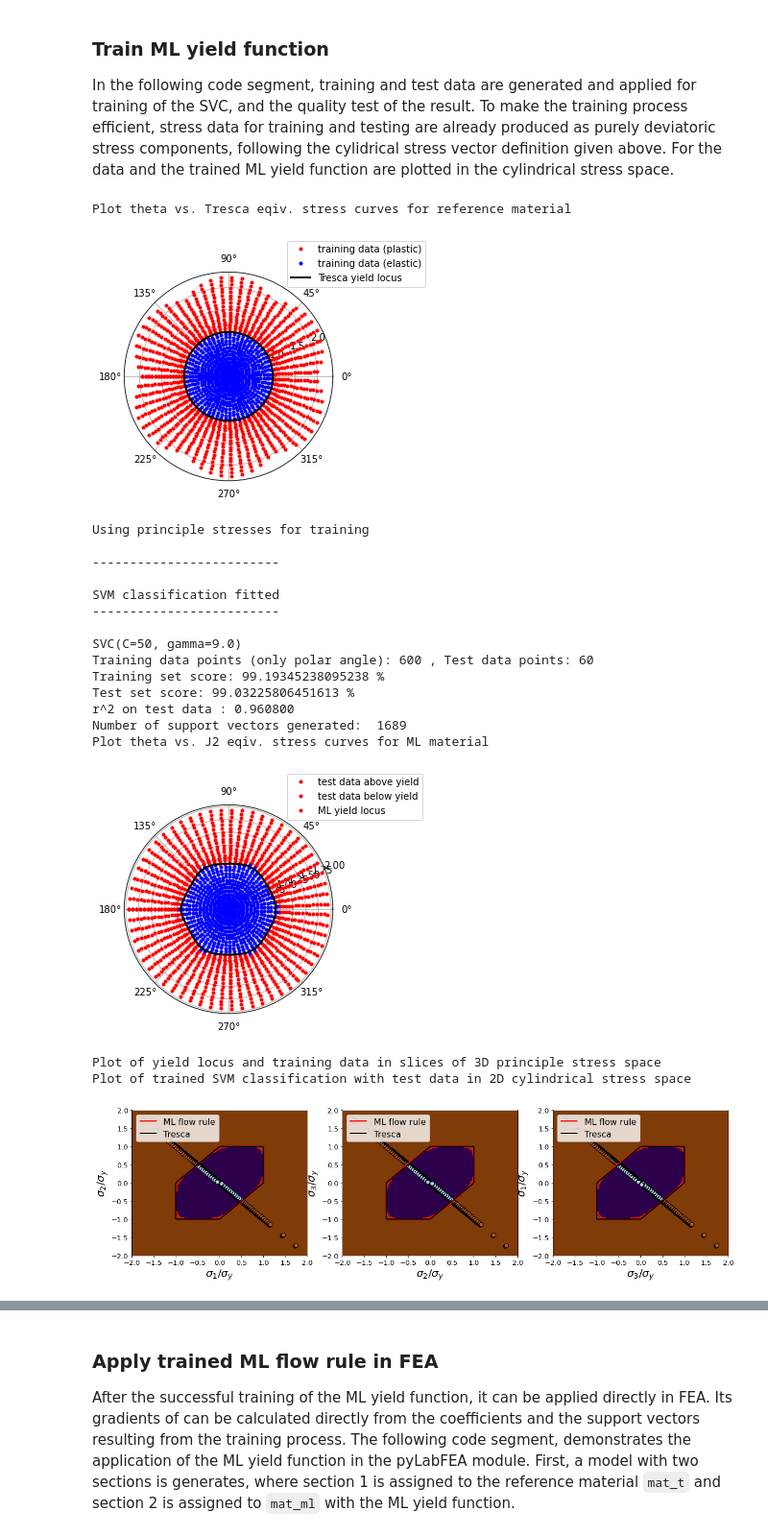
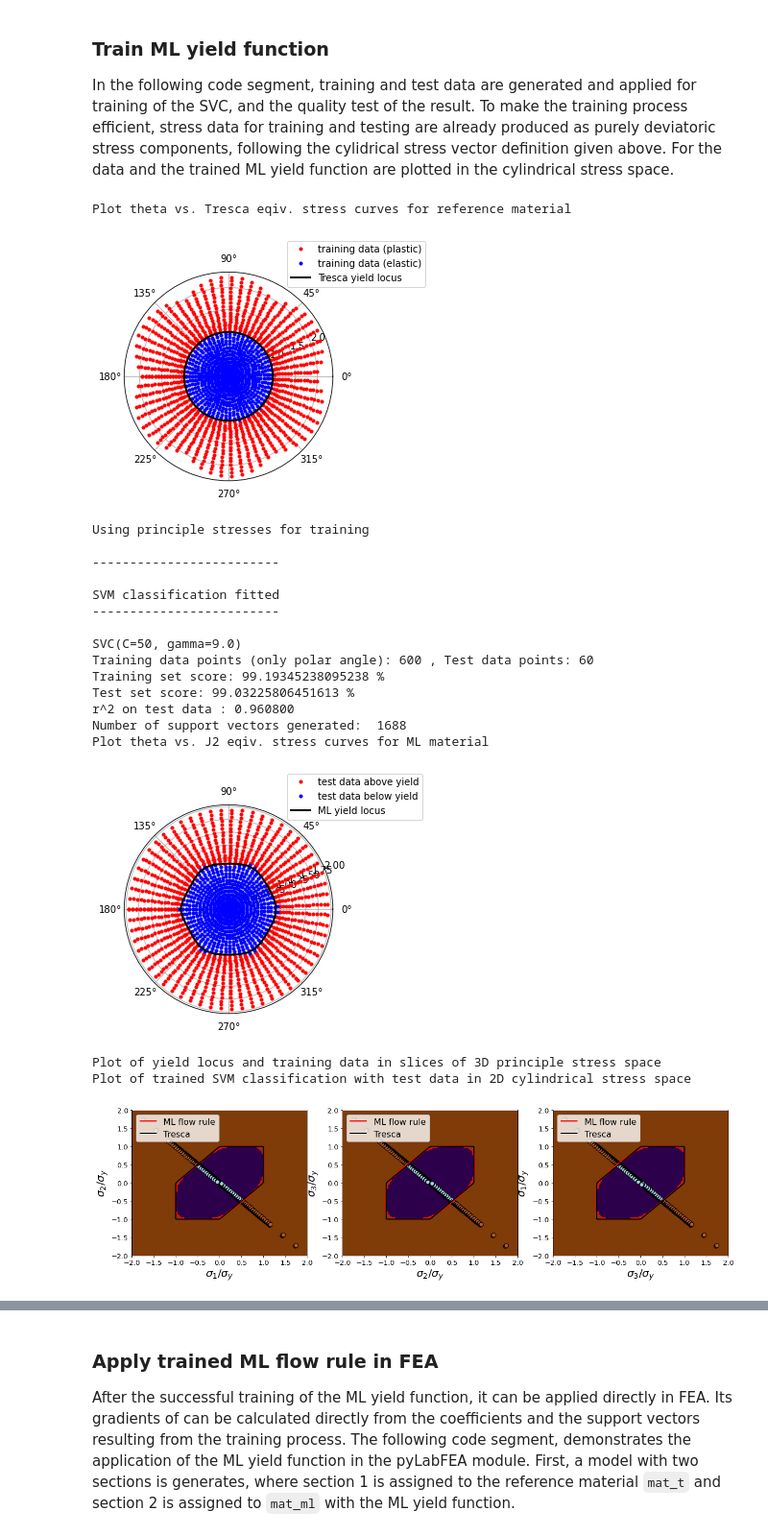
Before and after one commit to AHartmaier/pyLabFEA, a Jupyter notebook: notebooks/pyLabFEA_ML-FlowRule-Tresca.ipynb, the cells around one changed output, grey strips where cells are left out. Shown at 96% size. Drawn from its saved outputs; the diff is of its cells as text; code cells hidden in the pictures.

```diff
--- a/notebooks/pyLabFEA_ML-FlowRule-Tresca.ipynb
+++ b/notebooks/pyLabFEA_ML-FlowRule-Tresca.ipynb
@@ -132,16 +132,16 @@ print('Plot theta vs. Tresca eqiv. stress curves for reference material')
 ind_e = np.nonzero(y_test<0.)[0]
 ind_pl = np.nonzero(y_test>=0.)[0]
 sc = FE.s_cyl(x_test, mat_t)  # convert princ. stresses into cylidrical coordinates
-plt.polar(sc[ind_pl,1],sc[ind_pl,0]/mat_t.sy,'.r')
-plt.polar(sc[ind_e,1],sc[ind_e,0] /mat_t.sy,'.b')
+l1 = plt.polar(sc[ind_pl,1],sc[ind_pl,0]/mat_t.sy,'.r')
+l2 = plt.polar(sc[ind_e,1],sc[ind_e,0] /mat_t.sy,'.b')
 'find norm of princ. stess vector lying on yield surface'
 theta = np.linspace(-np.pi,np.pi,36)
 snorm = FE.sp_cart(np.array([mat_t.sy*np.ones(36)*np.sqrt(3/2), theta]).T)
 x1 = fsolve(mat_t.find_yloc, np.ones(36), args=snorm, xtol=1.e-5)
 sig = snorm*np.array([x1,x1,x1]).T
 s_yld = mat_t.calc_seq(sig)
-plt.polar(theta, s_yld/mat_t.sy, '-k', linewidth=2)
-plt.legend(['training data (plastic)','training data (elastic)','Tresca yield locus'], loc=(0.78,0.93))
+l3 = plt.polar(theta, s_yld/mat_t.sy, '-k', linewidth=2)
+plt.legend([l1[0], l2[0], l3[0]], ['training data (plastic)','training data (elastic)','Tresca yield locus'], loc=(0.78,0.93))
 #plt.savefig('polar-Hill.pdf', format='pdf', dpi=300)
 plt.show()
 
@@ -165,16 +165,16 @@ print('Plot theta vs. J2 eqiv. stress curves for ML material')
 ind1 = np.nonzero(y_test<0.)
 ind2 = np.nonzero(y_test>=0.)
 sc = FE.s_cyl(x_test) # convert princ. stresses into cylindrical coordinates
-plt.polar(sc[ind2,1],sc[ind2,0]/mat_ml.sy,'.r')
-plt.polar(sc[ind1,1],sc[ind1,0]/mat_ml.sy,'.b')
+l1 = plt.polar(sc[ind2,1],sc[ind2,0]/mat_ml.sy,'.r')
+l2 = plt.polar(sc[ind1,1],sc[ind1,0]/mat_ml.sy,'.b')
 'find norm of princ. stess vector lying on yield surface'
 theta = np.linspace(-np.pi,np.pi,36)
 snorm = FE.sp_cart(np.array([mat_ml.sy*np.ones(36)*np.sqrt(3/2), theta]).T)
 x1 = fsolve(mat_ml.find_yloc, 0.8*np.ones(36), args=snorm, xtol=1.e-5)
 sig = snorm*np.array([x1,x1,x1]).T
 s_yld = mat_ml.calc_seq(sig)
-plt.polar(theta, s_yld/mat_ml.sy, '-k', linewidth=2)
-plt.legend(['test data above yield','test data below yield','ML yield locus'], loc=(0.78,0.93))
+l3 = plt.polar(theta, s_yld/mat_ml.sy, '-k', linewidth=2)
+plt.legend([l1[0], l2[0], l3[0]], ['test data above yield','test data below yield','ML yield locus'], loc=(0.78,0.93))
 #plt.savefig('polar-J2.pdf', format='pdf', dpi=300)
 plt.show()
 
@@ -186,35 +186,35 @@ print('Plot of trained SVM classification with test data in 2D cylindrical stres
 xx, yy = np.meshgrid(np.linspace(-1, 1, 50),np.linspace(-1, 1, 50))
 fig, ax  = plt.subplots(nrows=1, ncols=1, figsize=(10,8))
 feat = np.c_[yy.ravel(),xx.ravel()]
 #Z = mat_ml.svm_yf.predict(feat)
 Z = mat_ml.svm_yf.decision_function(feat)
 hl = mat_ml.plot_data(Z, ax, xx*np.pi, (yy+1.)*mat_ml.sy, c='black')
 sc = FE.s_cyl(x_test)
 h1 = ax.scatter(sc[:,1], sc[:,0], s=20, c=y_test, cmap=plt.cm.Paired, edgecolors='k')
 #ax.set_title('SVC yield function')
 ax.set_xlabel(r'$\theta$ (rad)', fontsize=20)
 ax.set_ylabel(r'$\sigma_{eq}$ (MPa)', fontsize=20)
 ax.tick_params(axis="x", labelsize=16)
 ax.tick_params(axis="y", labelsize=16)
 #fig.savefig('SVM-yield-fct_Tresca.pdf', format='pdf', dpi=300)
 # %% [output]
 Plot theta vs. Tresca eqiv. stress curves for reference material
 [figure]
 Using principle stresses for training
 
 -------------------------
 
 SVM classification fitted
 -------------------------
 
 SVC(C=50, gamma=9.0)
 Training data points (only polar angle): 600 , Test data points: 60
 Training set score: 99.19345238095238 %
 Test set score: 99.03225806451613 %
 r^2 on test data : 0.960800
-Number of support vectors generated:  1689
+Number of support vectors generated:  1688
 Plot theta vs. J2 eqiv. stress curves for ML material
-[figure, old version]
+[figure, new version]
 Plot of yield locus and training data in slices of 3D principle stress space
 Plot of trained SVM classification with test data in 2D cylindrical stress space
 [figure]
```
Also changed, not shown: parts of 3 cells of this notebook, 3 other files.
